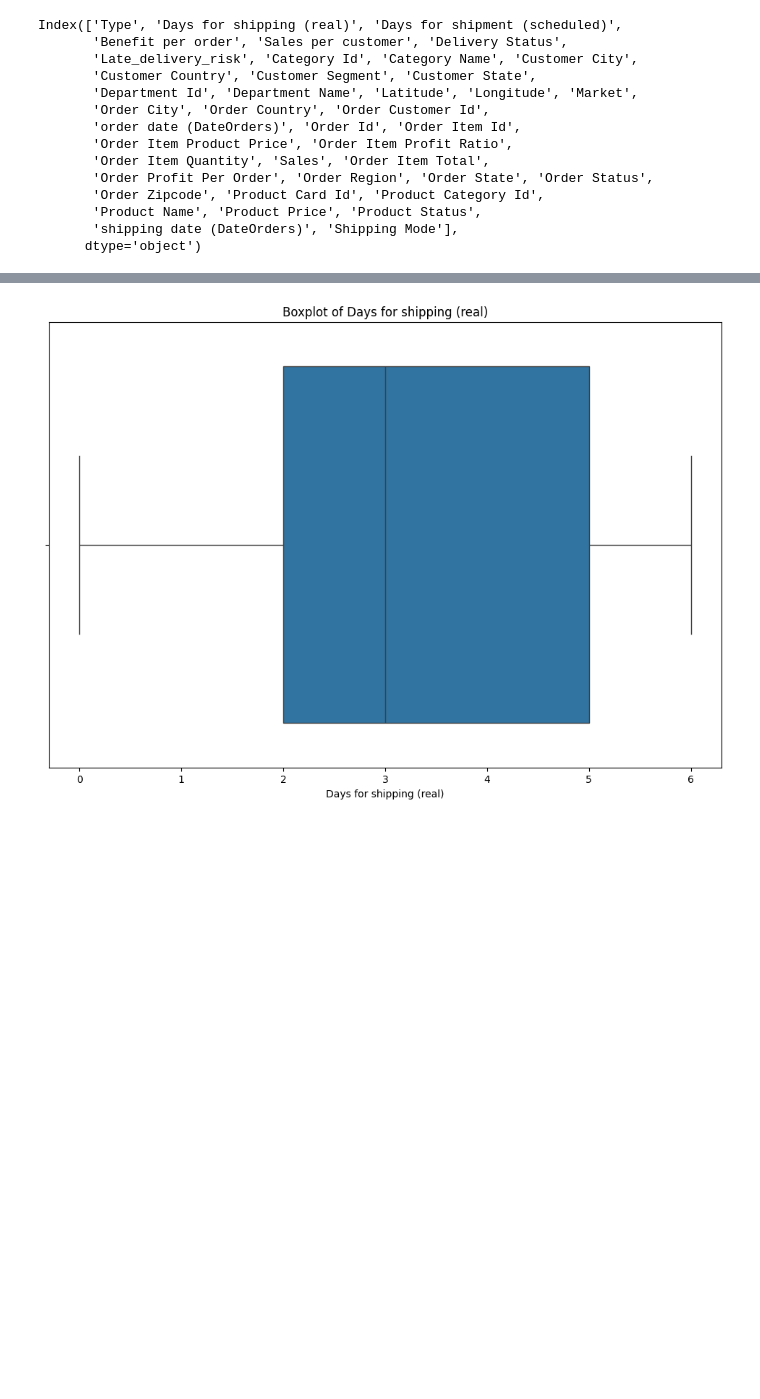
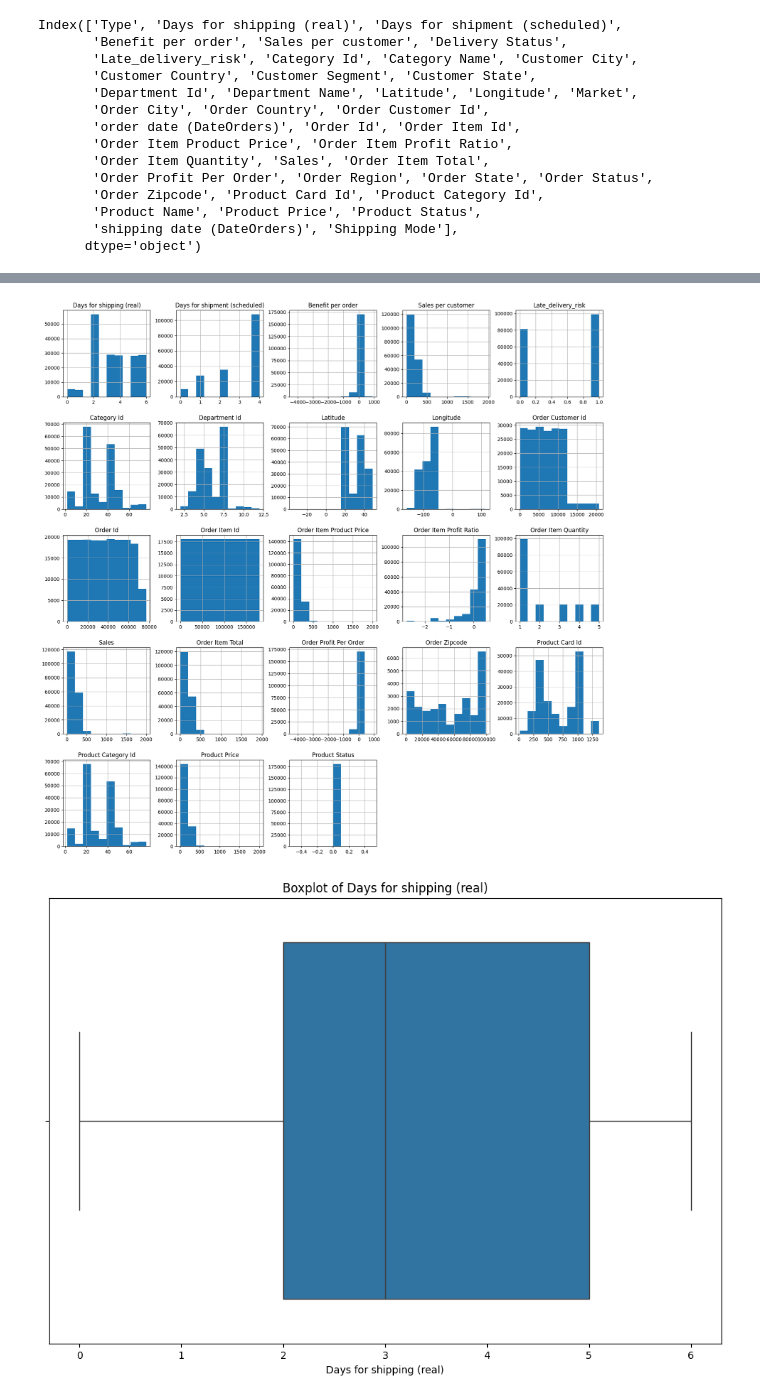
Before and after one commit to Lopeznil/Projects, a Jupyter notebook: Supply Chain Disruptions Analysis/Data loading and exploration.ipynb, the cells around one changed output, grey strips where cells are left out. Drawn from its saved outputs; the diff is of its cells as text; code cells hidden in the pictures; blank space fills up the shorter version.

Commit message:
Big Picture visualizations

```diff
--- a/Supply Chain Disruptions Analysis/Data loading and exploration.ipynb
+++ b/Supply Chain Disruptions Analysis/Data loading and exploration.ipynb
@@ -146,3 +154,9 @@ Index(['Type', 'Days for shipping (real)', 'Days for shipment (scheduled)',
+# %%
+fig = plt.figure(figsize = (20,20))
+ax = fig.gca()
+supply_data.hist(ax = ax);
+# %% [output]
+[figure, added]
 # %%
 # Select only the numeric columns
 numeric_cols = supply_data.select_dtypes(include=np.number).columns
```
Also changed, not shown: parts of 7 cells of this notebook.
